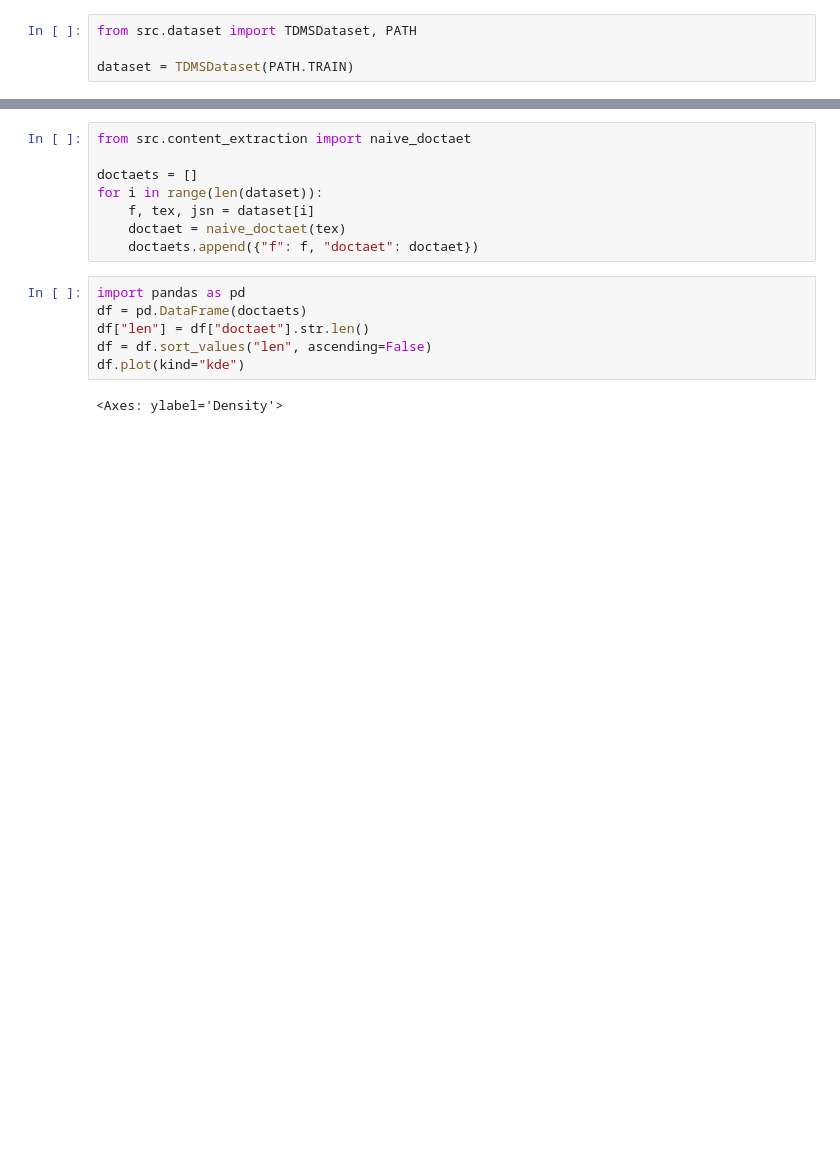
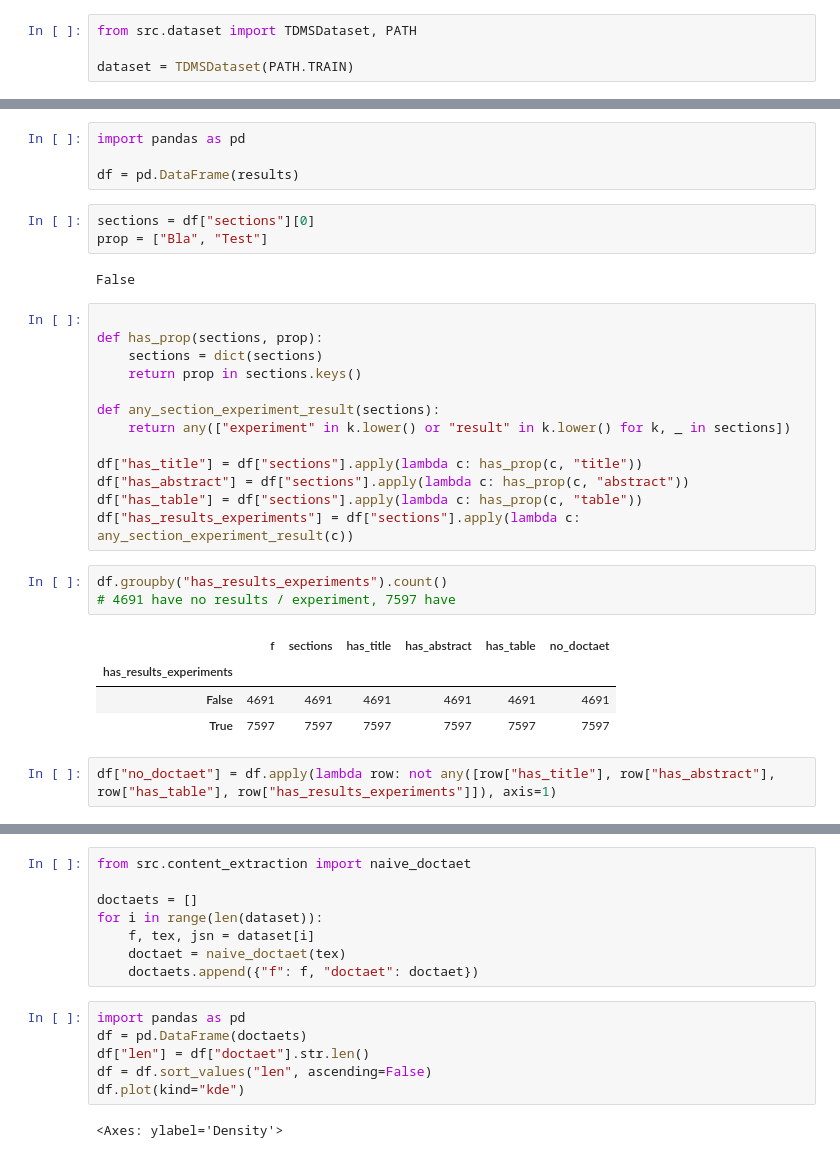
Before and after one commit to urbanlutz/nlp2024_ClefTask4SOTA, a Jupyter notebook: sections_analysis.ipynb, the cells around one changed output, grey strips where cells are left out. Cells and saved outputs as stored; diff of their text form; blank space fills up the shorter version.

```diff
--- a/sections_analysis.ipynb
+++ b/sections_analysis.ipynb
@@ -4,0 +22,32 @@ dataset = TDMSDataset(PATH.TRAIN)
+# %%
+import pandas as pd
+
+df = pd.DataFrame(results)
+# %%
+sections = df["sections"][0]
+prop = ["Bla", "Test"]
+# %% [output]
+False
+# %%
+
+def has_prop(sections, prop):
+    sections = dict(sections)
+    return prop in sections.keys()
+
+def any_section_experiment_result(sections):
+    return any(["experiment" in k.lower() or "result" in k.lower() for k, _ in sections])
+
+df["has_title"] = df["sections"].apply(lambda c: has_prop(c, "title"))
+df["has_abstract"] = df["sections"].apply(lambda c: has_prop(c, "abstract"))
+df["has_table"] = df["sections"].apply(lambda c: has_prop(c, "table"))
+df["has_results_experiments"] = df["sections"].apply(lambda c: any_section_experiment_result(c))
+# %%
+df.groupby("has_results_experiments").count()
+# 4691 have no results / experiment, 7597 have
+# %% [output]
+|  | f | sections | has_title | has_abstract | has_table | no_doctaet |
+| has_results_experiments |  |  |  |  |  |  |
+| False | 4691 | 4691 | 4691 | 4691 | 4691 | 4691 |
+| True | 7597 | 7597 | 7597 | 7597 | 7597 | 7597 |
+# %%
+df["no_doctaet"] = df.apply(lambda row: not any([row["has_title"], row["has_abstract"], row["has_table"], row["has_results_experiments"]]), axis=1)
```
Also changed, not shown: parts of 12 cells of this notebook, 2 other files.
